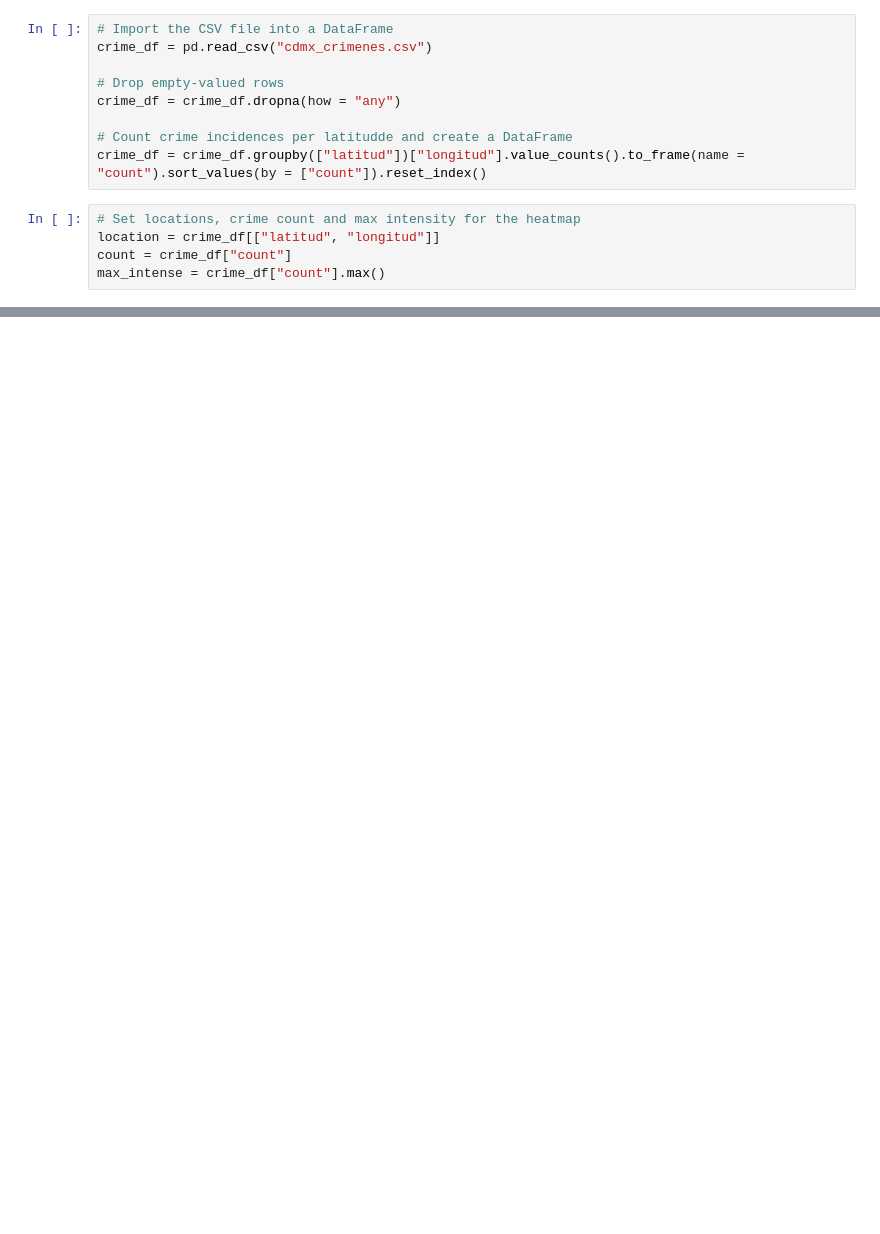
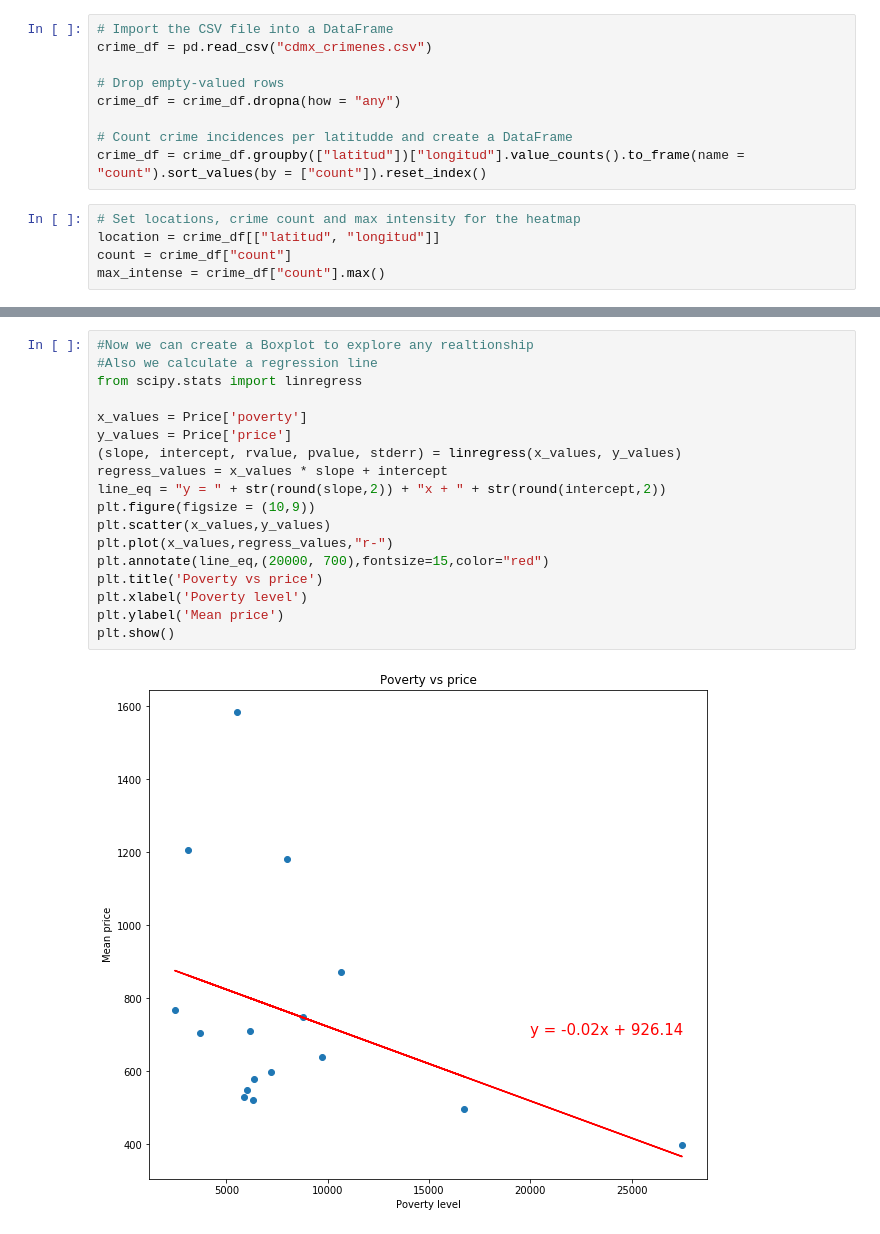
Before and after one commit to elc17/Project_1, a Jupyter notebook: project_1.ipynb, the cells around one changed output, grey strips where cells are left out. Saved outputs shown, nothing was run; the diff lists cells and outputs as text; blank space fills up the shorter version.

```diff
--- a/project_1.ipynb
+++ b/project_1.ipynb
@@ -337,0 +400,20 @@ fig
+# %%
+#Now we can create a Boxplot to explore any realtionship
+#Also we calculate a regression line
+from scipy.stats import linregress
+
+x_values = Price['poverty']
+y_values = Price['price']
+(slope, intercept, rvalue, pvalue, stderr) = linregress(x_values, y_values)
+regress_values = x_values * slope + intercept
+line_eq = "y = " + str(round(slope,2)) + "x + " + str(round(intercept,2))
+plt.figure(figsize = (10,9))
+plt.scatter(x_values,y_values)
+plt.plot(x_values,regress_values,"r-")
+plt.annotate(line_eq,(20000, 700),fontsize=15,color="red")
+plt.title('Poverty vs price')
+plt.xlabel('Poverty level')
+plt.ylabel('Mean price')
+plt.show()
+# %% [output]
+[figure, added]
```
Also changed, not shown: parts of 16 cells of this notebook, 10 other files.
